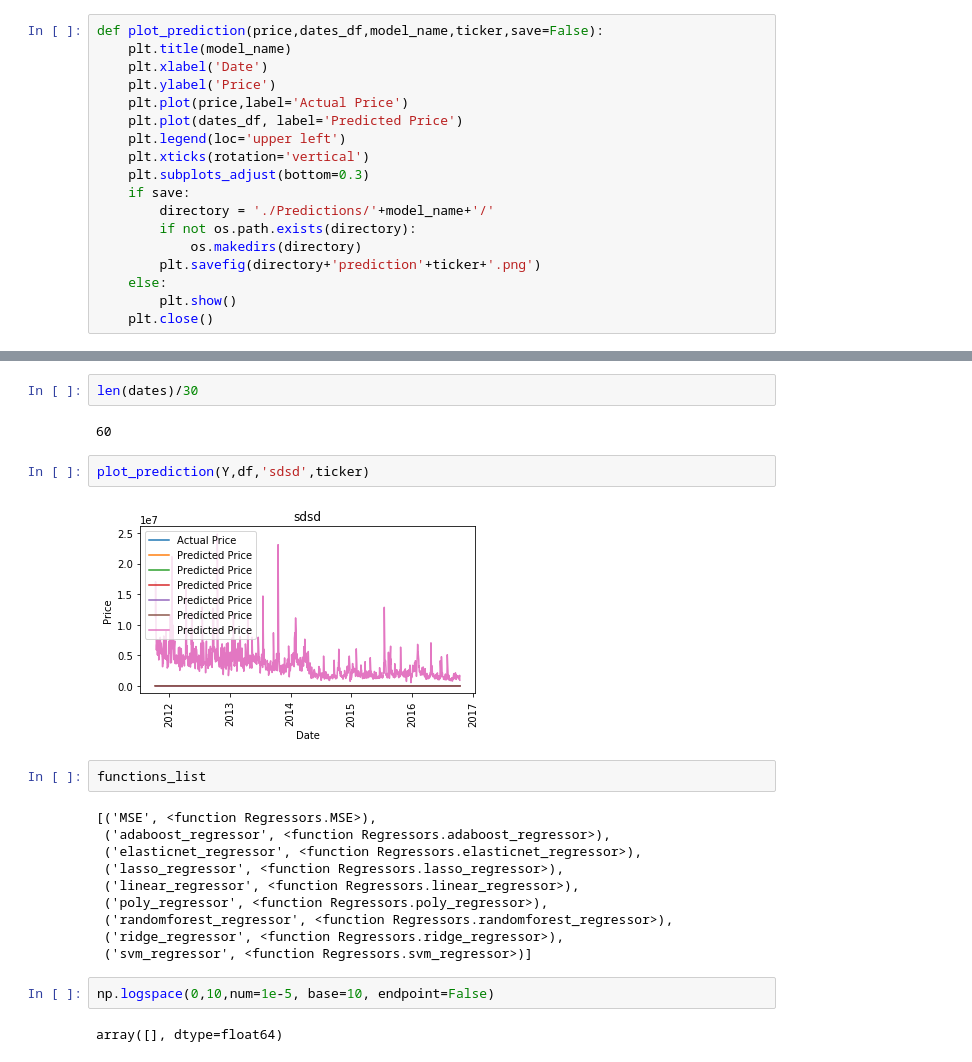
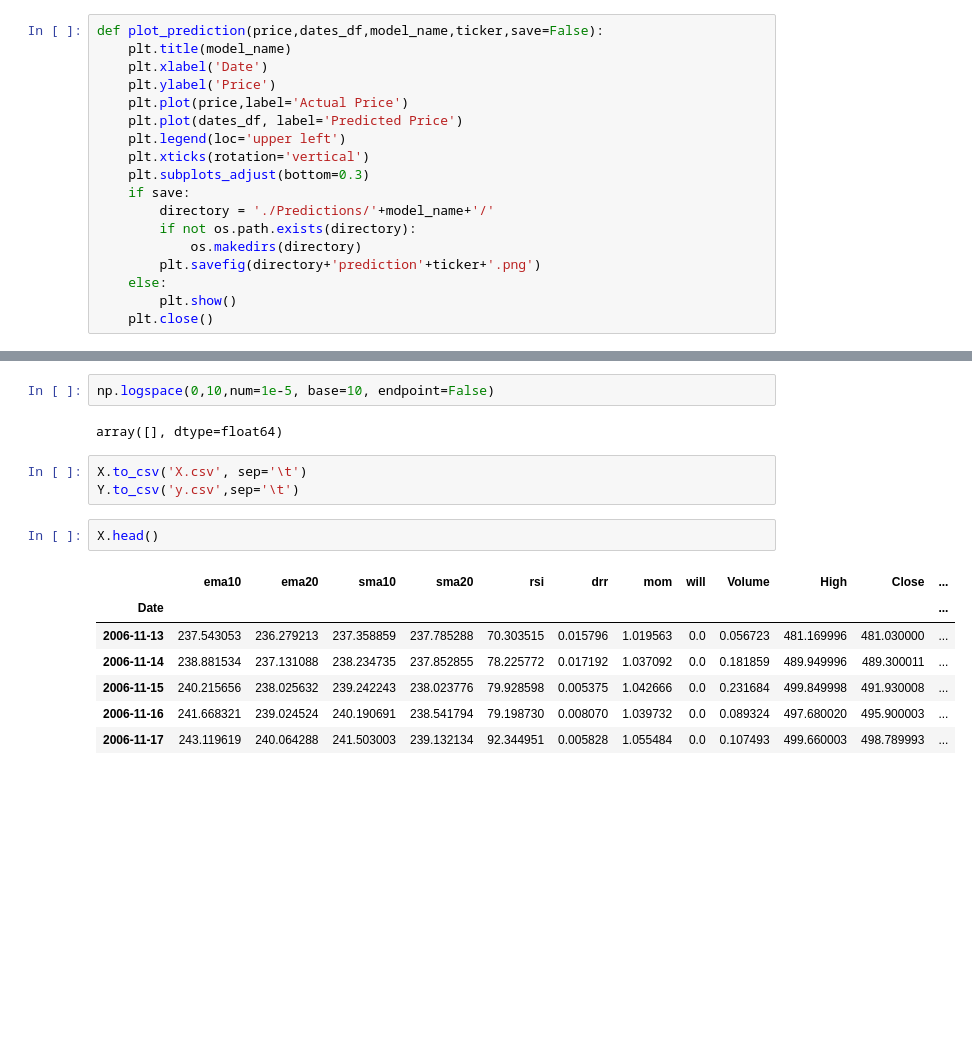
Before and after one commit to mohdkashif93/Stock-Predictor, a Jupyter notebook: Capstone.ipynb, the cells around one changed output, grey strips where cells are left out. Saved outputs shown, nothing was run; the diff lists cells and outputs as text; blank space fills up the shorter version.

```diff
--- a/Capstone.ipynb
+++ b/Capstone.ipynb
@@ -500,24 +602,17 @@ dtype: float64
-# %%
-len(dates)/30
-# %% [output]
-60
-# %%
-plot_prediction(Y,df,'sdsd',ticker)
-# %% [output]
-[figure, removed]
-# %%
-functions_list
-# %% [output]
-[('MSE', <function Regressors.MSE>),
- ('adaboost_regressor', <function Regressors.adaboost_regressor>),
- ('elasticnet_regressor', <function Regressors.elasticnet_regressor>),
- ('lasso_regressor', <function Regressors.lasso_regressor>),
- ('linear_regressor', <function Regressors.linear_regressor>),
- ('poly_regressor', <function Regressors.poly_regressor>),
- ('randomforest_regressor', <function Regressors.randomforest_regressor>),
- ('ridge_regressor', <function Regressors.ridge_regressor>),
- ('svm_regressor', <function Regressors.svm_regressor>)]
 # %%
 np.logspace(0,10,num=1e-5, base=10, endpoint=False)
 # %% [output]
 array([], dtype=float64)
+# %%
+X.to_csv('X.csv', sep='\t')
+Y.to_csv('y.csv',sep='\t')
+# %%
+X.head()
+# %% [output]
+|  | ema10 | ema20 | sma10 | sma20 | rsi | drr | mom | will | Volume | High | Close | ... |
+| Date |  |  |  |  |  |  |  |  |  |  |  | ... |
+| 2006-11-13 | 237.543053 | 236.279213 | 237.358859 | 237.785288 | 70.303515 | 0.015796 | 1.019563 | 0.0 | 0.056723 | 481.169996 | 481.030000 | ... |
+| 2006-11-14 | 238.881534 | 237.131088 | 238.234735 | 237.852855 | 78.225772 | 0.017192 | 1.037092 | 0.0 | 0.181859 | 489.949996 | 489.300011 | ... |
+| 2006-11-15 | 240.215656 | 238.025632 | 239.242243 | 238.023776 | 79.928598 | 0.005375 | 1.042666 | 0.0 | 0.231684 | 499.849998 | 491.930008 | ... |
+| 2006-11-16 | 241.668321 | 239.024524 | 240.190691 | 238.541794 | 79.198730 | 0.008070 | 1.039732 | 0.0 | 0.089324 | 497.680020 | 495.900003 | ... |
+| 2006-11-17 | 243.119619 | 240.064288 | 241.503003 | 239.132134 | 92.344951 | 0.005828 | 1.055484 | 0.0 | 0.107493 | 499.660003 | 498.789993 | ... |
```
Also changed, not shown: parts of 27 cells of this notebook.
